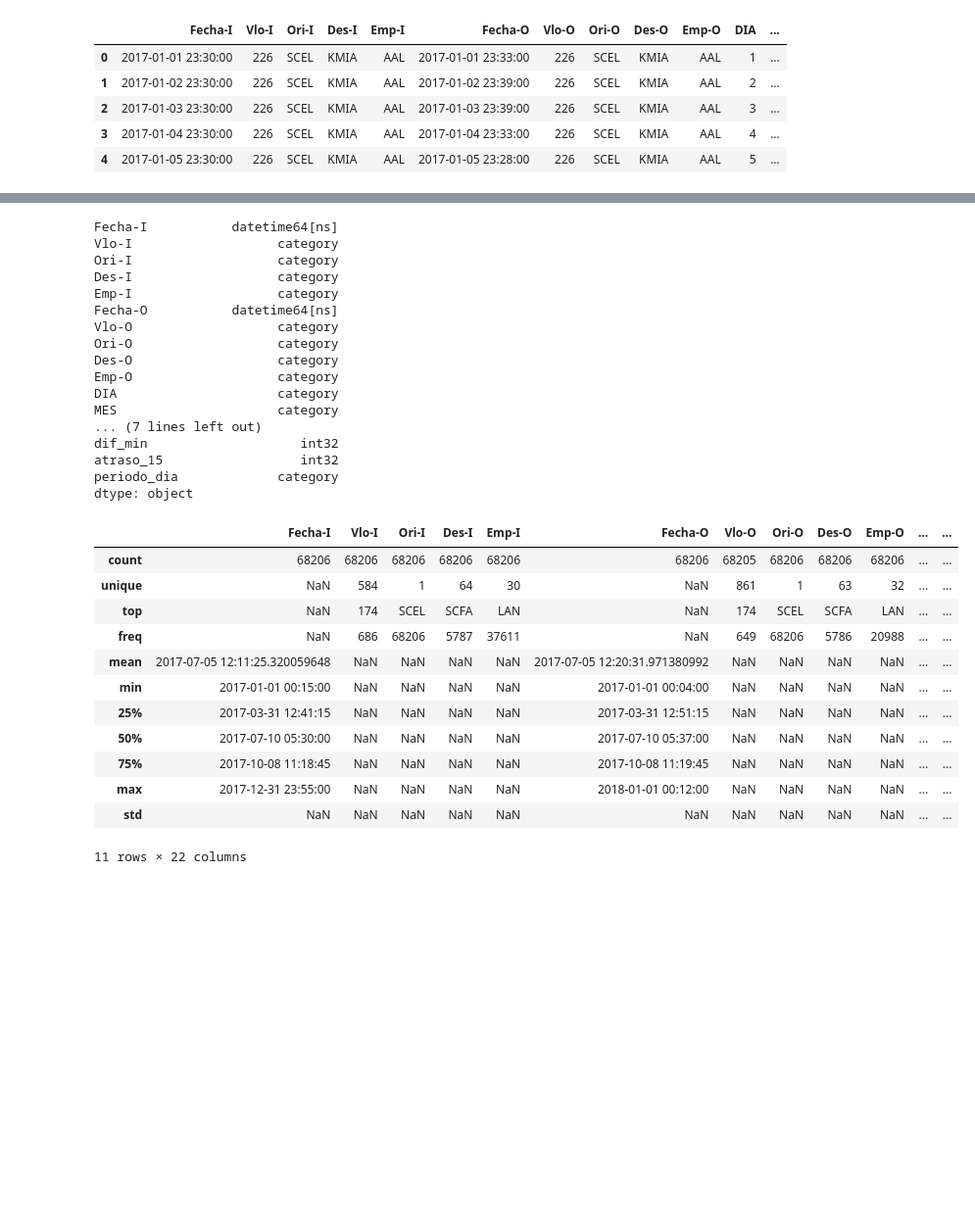
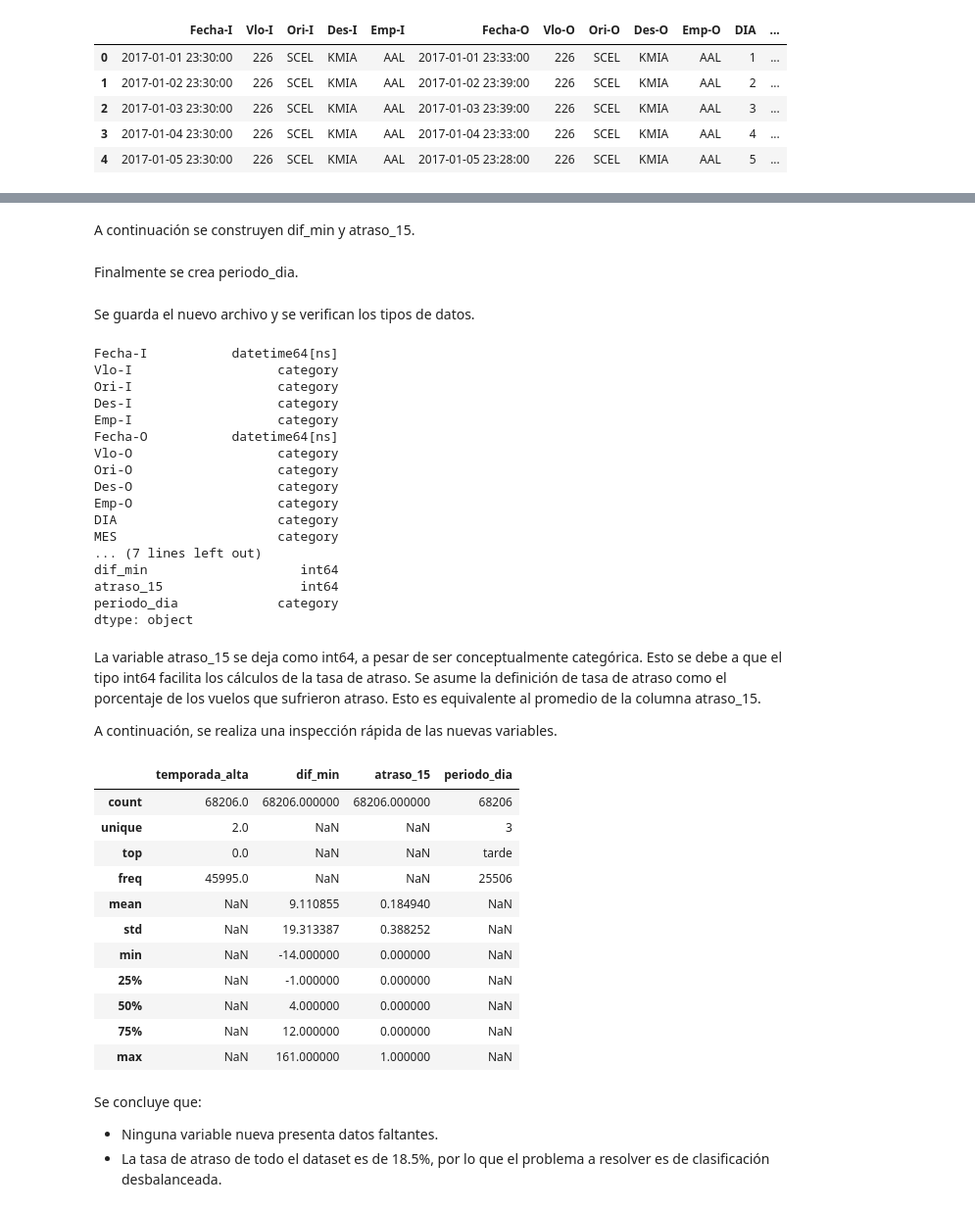
Before and after one commit to felipeuribe1/NeuralWorks-DS-Challenge, a Jupyter notebook: DS_Challenge_FUribe.ipynb, the cells around one changed output, grey strips where cells are left out. Shown at 98% size. Cells and saved outputs as stored; diff of their text form; code cells hidden in the pictures; blank space fills up the shorter version.

```diff
--- a/DS_Challenge_FUribe.ipynb
+++ b/DS_Challenge_FUribe.ipynb
@@ -138,13 +244,20 @@ df['dieciocho'] = df['dieciocho'].fillna(0)
 
 df['temporada_alta'] = (df['verano'] + df['invierno'] + df['dieciocho']).astype('category')
 df = df.drop(['verano','invierno','dieciocho'], axis = 1)
+# %% [markdown]
+A continuación se construyen dif_min y atraso_15.
 # %%
 df['dif_min'] = (df['Fecha-O'] - df['Fecha-I']).dt.total_seconds().div(60).astype(int)
 df['atraso_15'] = np.where(df['dif_min']>15, 1, 0)
+# %% [markdown]
+Finalmente se crea periodo_dia.
 # %%
 labels = ['noche','mañana', 'tarde', 'noche']
 df['periodo_dia'] = pd.cut(df['Fecha-I'].dt.hour,[0, 5, 12, 19, 24],labels=labels, ordered = False, right=False)
+# %% [markdown]
+Se guarda el nuevo archivo y se verifican los tipos de datos.
 # %%
+df.to_csv('synthetic_features.csv')
 df.dtypes
 # %% [output]
 Fecha-I           datetime64[ns]
@@ -160,23 +273,31 @@ Emp-O                   category
 DIA                     category
 MES                     category
 ... (7 lines left out)
-dif_min                    int32
-atraso_15                  int32
+dif_min                    int64
+atraso_15                  int64
 periodo_dia             category
 dtype: object
+# %% [markdown]
+La variable atraso_15 se deja como int64, a pesar de ser conceptualmente categórica. Esto se debe a que el tipo int64 facilita los cálculos de la tasa de atraso. Se asume la definición de tasa de atraso como el porcentaje de los vuelos que sufrieron atraso. Esto es equivalente al promedio de la columna atraso_15.
+<br>
+
+A continuación, se realiza una inspección rápida de las nuevas variables.
 # %%
-df.describe(include='all',datetime_is_numeric=True)
+df[['temporada_alta','dif_min','atraso_15','periodo_dia']].describe(include='all',datetime_is_numeric=True)
 # %% [output]
-|  | Fecha-I | Vlo-I | Ori-I | Des-I | Emp-I | Fecha-O | Vlo-O | Ori-O | Des-O | Emp-O | ... | ... |
-| count | 68206 | 68206 | 68206 | 68206 | 68206 | 68206 | 68205 | 68206 | 68206 | 68206 | ... | ... |
-| unique | NaN | 584 | 1 | 64 | 30 | NaN | 861 | 1 | 63 | 32 | ... | ... |
-| top | NaN | 174 | SCEL | SCFA | LAN | NaN | 174 | SCEL | SCFA | LAN | ... | ... |
-| freq | NaN | 686 | 68206 | 5787 | 37611 | NaN | 649 | 68206 | 5786 | 20988 | ... | ... |
-| mean | 2017-07-05 12:11:25.320059648 | NaN | NaN | NaN | NaN | 2017-07-05 12:20:31.971380992 | NaN | NaN | NaN | NaN | ... | ... |
-| min | 2017-01-01 00:15:00 | NaN | NaN | NaN | NaN | 2017-01-01 00:04:00 | NaN | NaN | NaN | NaN | ... | ... |
-| 25% | 2017-03-31 12:41:15 | NaN | NaN | NaN | NaN | 2017-03-31 12:51:15 | NaN | NaN | NaN | NaN | ... | ... |
-| 50% | 2017-07-10 05:30:00 | NaN | NaN | NaN | NaN | 2017-07-10 05:37:00 | NaN | NaN | NaN | NaN | ... | ... |
-| 75% | 2017-10-08 11:18:45 | NaN | NaN | NaN | NaN | 2017-10-08 11:19:45 | NaN | NaN | NaN | NaN | ... | ... |
-| max | 2017-12-31 23:55:00 | NaN | NaN | NaN | NaN | 2018-01-01 00:12:00 | NaN | NaN | NaN | NaN | ... | ... |
-| std | NaN | NaN | NaN | NaN | NaN | NaN | NaN | NaN | NaN | NaN | ... | ... |
+|  | temporada_alta | dif_min | atraso_15 | periodo_dia |
+| count | 68206.0 | 68206.000000 | 68206.000000 | 68206 |
+| unique | 2.0 | NaN | NaN | 3 |
+| top | 0.0 | NaN | NaN | tarde |
+| freq | 45995.0 | NaN | NaN | 25506 |
+| mean | NaN | 9.110855 | 0.184940 | NaN |
+| std | NaN | 19.313387 | 0.388252 | NaN |
+| min | NaN | -14.000000 | 0.000000 | NaN |
+| 25% | NaN | -1.000000 | 0.000000 | NaN |
+| 50% | NaN | 4.000000 | 0.000000 | NaN |
+| 75% | NaN | 12.000000 | 0.000000 | NaN |
+| max | NaN | 161.000000 | 1.000000 | NaN |
-11 rows × 22 columns
+# %% [markdown]
+Se concluye que:
+- Ninguna variable nueva presenta datos faltantes.
+- La tasa de atraso de todo el dataset es de 18.5%, por lo que el problema a resolver es de clasificación desbalanceada.
```
Also changed, not shown: parts of 31 cells of this notebook, 1 other file.
